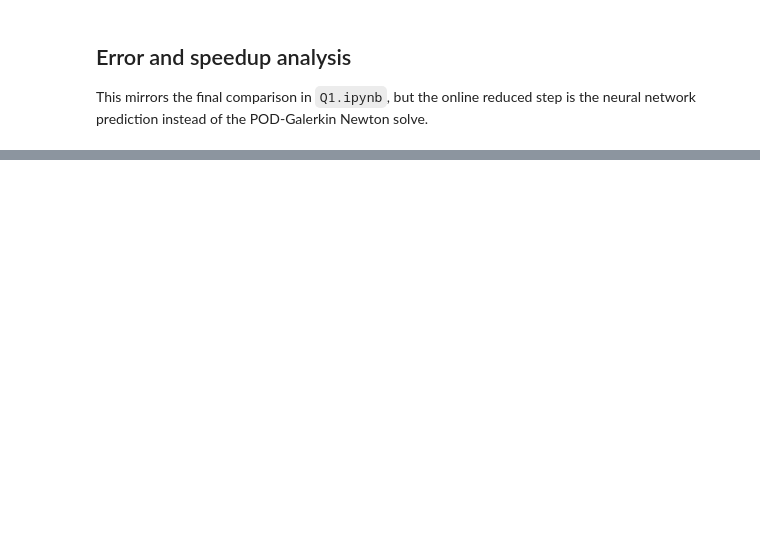
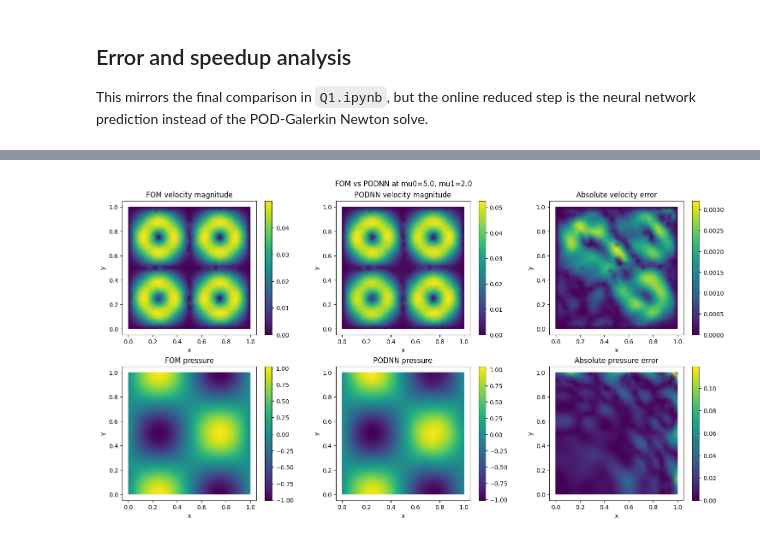
Before and after one commit to tom-fritzdorf/MOR-project, a Jupyter notebook: Q2.ipynb, the cells around one changed output, grey strips where cells are left out. Saved outputs shown, nothing was run; the diff lists cells and outputs as text; code cells hidden in the pictures; blank space fills up the shorter version.

```diff
--- a/Q2.ipynb
+++ b/Q2.ipynb
@@ -1180,23 +1204,3 @@ def compute_relative_errors(u_reference, u_approx):
     total_error = np.sqrt(dtotal.T @ X_full @ dtotal) / np.sqrt(u_reference.T @ X_full @ u_reference)
 
     return total_error, velocity_error, pressure_error
-# %%
-test_points = [
-    (0.1, 1.0),
-    (0.1, 1.5),
-    (0.1, 2.0),
-    (0.1, 2.5),
-    (0.1, 3.0),
-]
-
-for mu0_test, mu1_test in test_points:
-    u_podnn, *_ = solve_podnn(mu0_test, mu1_test)
-    u_fom, *_ = solve_fom(mu0_test, mu1_test)
-
-    total_error, velocity_error, pressure_error = compute_relative_errors(u_fom, u_podnn)
-
-    print(f"mu0={mu0_test}, mu1={mu1_test}")
-    print("Total:", total_error)
-    print("Velocity:", velocity_error)
-    print("Pressure:", pressure_error)
-    print()
@@ -1399,0 +1404,73 @@ plt.show()
+# %%
+import numpy as np
+import matplotlib.pyplot as plt
+import matplotlib.tri as mtri
+
+mu0_values = np.linspace(0.1, 10.0, 5)
+mu1_values = np.linspace(1.0, 3.0, 5)
+for mu0_plot,mu1_plot in mu0_values,mu1_values:
+    u_fom_full, ux_fom, uy_fom, p_fom, fom_info = solve_fom(mu0_plot, mu1_plot)
+    u_podnn_full, ux_podnn, uy_podnn, p_podnn, coeff_podnn, podnn_info = solve_podnn(mu0_plot, mu1_plot)
+
+    total_error, velocity_error, pressure_error = compute_relative_errors(
+        u_fom_full,
+        u_podnn_full
+    )
+
+    print("mu0, mu1:", mu0_plot, mu1_plot)
+    print("total error:", total_error)
+    print("velocity error:", velocity_error)
+    print("pressure error:", pressure_error)
+
+    def extract_cell0_values(dof_values, dofs_data, reference_element_data, strong_values):
+        post = polydim.pde_tools.assembler_utilities.pcc_2_d.extract_solution_on_cell0_ds(
+            mesh,
+            dofs_data,
+            np.asarray(dof_values, dtype=float),
+            np.asarray(strong_values, dtype=float)
+        )
+        return np.asarray(post.numeric_solution)
+
+    # Convert FE DOF solutions to mesh-vertex values.
+    ux_fom_v = extract_cell0_values(ux_fom, speed_dofs_data, speed_reference_element_data, u_x_strong)
+    uy_fom_v = extract_cell0_values(uy_fom, speed_dofs_data, speed_reference_element_data, u_y_strong)
+    p_fom_v = extract_cell0_values(p_fom, pressure_dofs_data, pressure_reference_element_data, p_strong)
+
+    ux_podnn_v = extract_cell0_values(ux_podnn, speed_dofs_data, speed_reference_element_data, u_x_strong)
+    uy_podnn_v = extract_cell0_values(uy_podnn, speed_dofs_data, speed_reference_element_data, u_y_strong)
+    p_podnn_v = extract_cell0_values(p_podnn, pressure_dofs_data, pressure_reference_element_data, p_strong)
+
+    # Velocity magnitude and errors.
+    vel_fom_v = np.sqrt(ux_fom_v**2 + uy_fom_v**2)
+    vel_podnn_v = np.sqrt(ux_podnn_v**2 + uy_podnn_v**2)
+    vel_error_v = np.abs(vel_fom_v - vel_podnn_v)
+
+    p_error_v = np.abs(p_fom_v - p_podnn_v)
+
+    coordinates = mesh.cell0_ds_coordinates()
+    x = coordinates[0, :]
+    y = coordinates[1, :]
+    triang = mtri.Triangulation(x, y)
+
+    fig, axes = plt.subplots(2, 3, figsize=(15, 8), constrained_layout=True)
+
+    plot_data = [
+        (vel_fom_v, "FOM velocity magnitude"),
+        (vel_podnn_v, "PODNN velocity magnitude"),
+        (vel_error_v, "Absolute velocity error"),
+        (p_fom_v, "FOM pressure"),
+        (p_podnn_v, "PODNN pressure"),
+        (p_error_v, "Absolute pressure error"),
+    ]
+
+    for ax, (field, title) in zip(axes.ravel(), plot_data):
+        tpc = ax.tripcolor(triang, field, shading="gouraud")
+        ax.set_title(title)
+        ax.set_aspect("equal")
+        ax.set_xlabel("x")
+        ax.set_ylabel("y")
+        fig.colorbar(tpc, ax=ax)
+
+    fig.suptitle(f"FOM vs PODNN at mu0={mu0_plot}, mu1={mu1_plot}")
+    plt.show()
+# %% [output]
@@ -1399,0 +1481 @@ plt.show()
+[figure, added]
```
Also changed, not shown: parts of 28 cells of this notebook, 1 other file.
